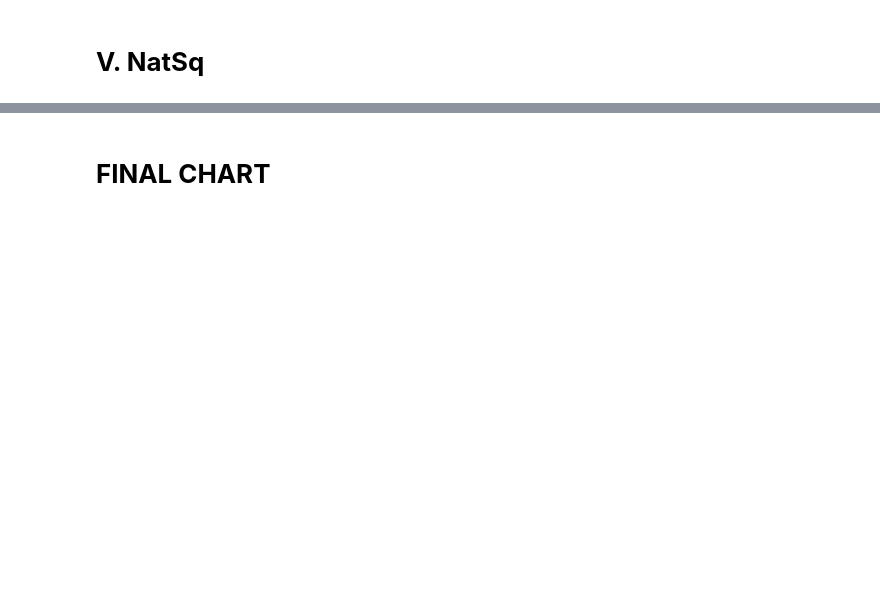
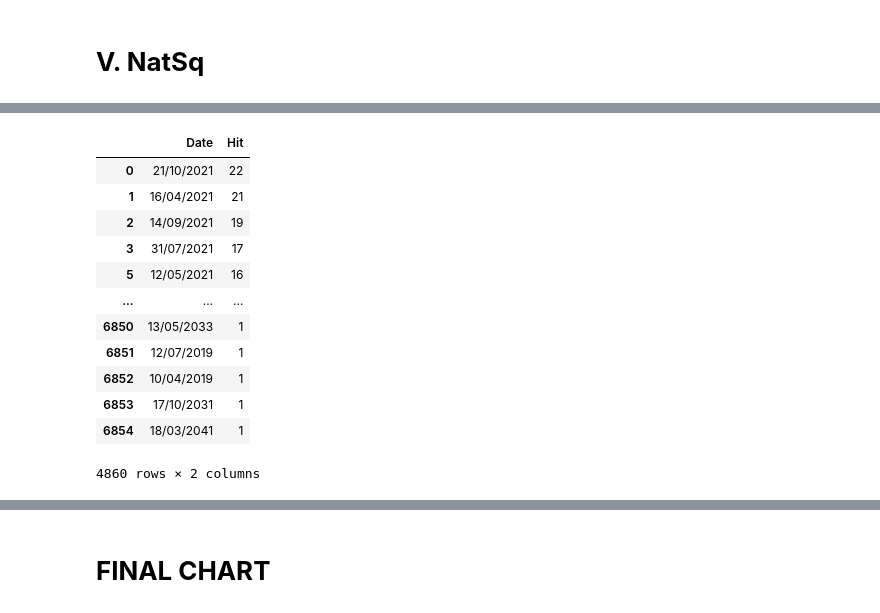
Before and after one commit to amirlehmam/MEMOIREPROPRE, a Jupyter notebook: PIPELINE.ipynb, the cells around one changed output, grey strips where cells are left out. Drawn from its saved outputs; the diff is of its cells as text; code cells hidden in the pictures; blank space fills up the shorter version.

```diff
--- a/PIPELINE.ipynb
+++ b/PIPELINE.ipynb
@@ -4418,0 +4311,31 @@ for columns in NatSq.columns:
+# %%
+dx = NatSq[1:].unstack().value_counts(ascending=False)
+
+dx = pd.DataFrame(dx, columns=['Hit'])
+
+dx = dx.reset_index()
+dx = dx.rename_axis('E', axis=1)
+dx.columns = dx.columns.str.replace('index', 'Date')
+dx = dx.rename_axis(None, axis=1)
+
+x = datetime.datetime.now()
+xx = x - timedelta(days=2)
+
+day = xx.strftime("%d/%m/%Y")
+
+dx = dx[dx.Date >= '09/08/2022']
+dx
+# %% [output]
+|  | Date | Hit |
+| 0 | 21/10/2021 | 22 |
+| 1 | 16/04/2021 | 21 |
+| 2 | 14/09/2021 | 19 |
+| 3 | 31/07/2021 | 17 |
+| 5 | 12/05/2021 | 16 |
+| ... | ... | ... |
+| 6850 | 13/05/2033 | 1 |
+| 6851 | 12/07/2019 | 1 |
+| 6852 | 10/04/2019 | 1 |
+| 6853 | 17/10/2031 | 1 |
+| 6854 | 18/03/2041 | 1 |
+4860 rows × 2 columns
```
Also changed, not shown: parts of 10 cells of this notebook.
